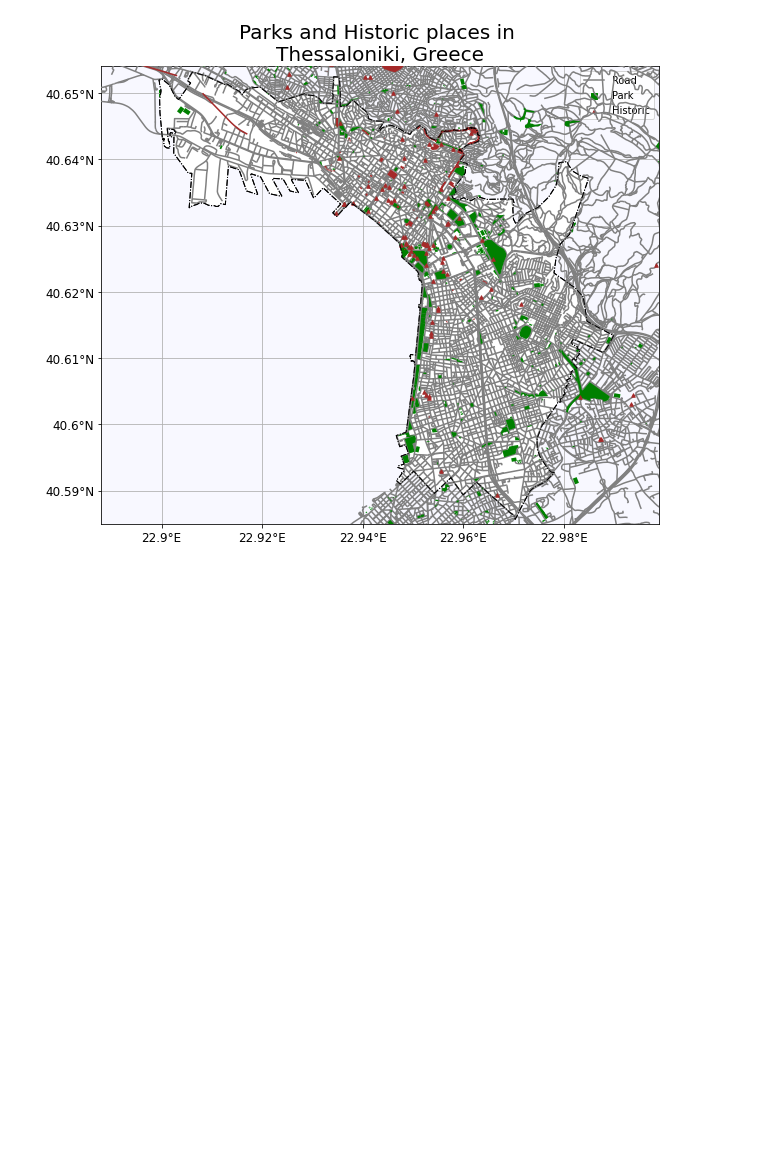
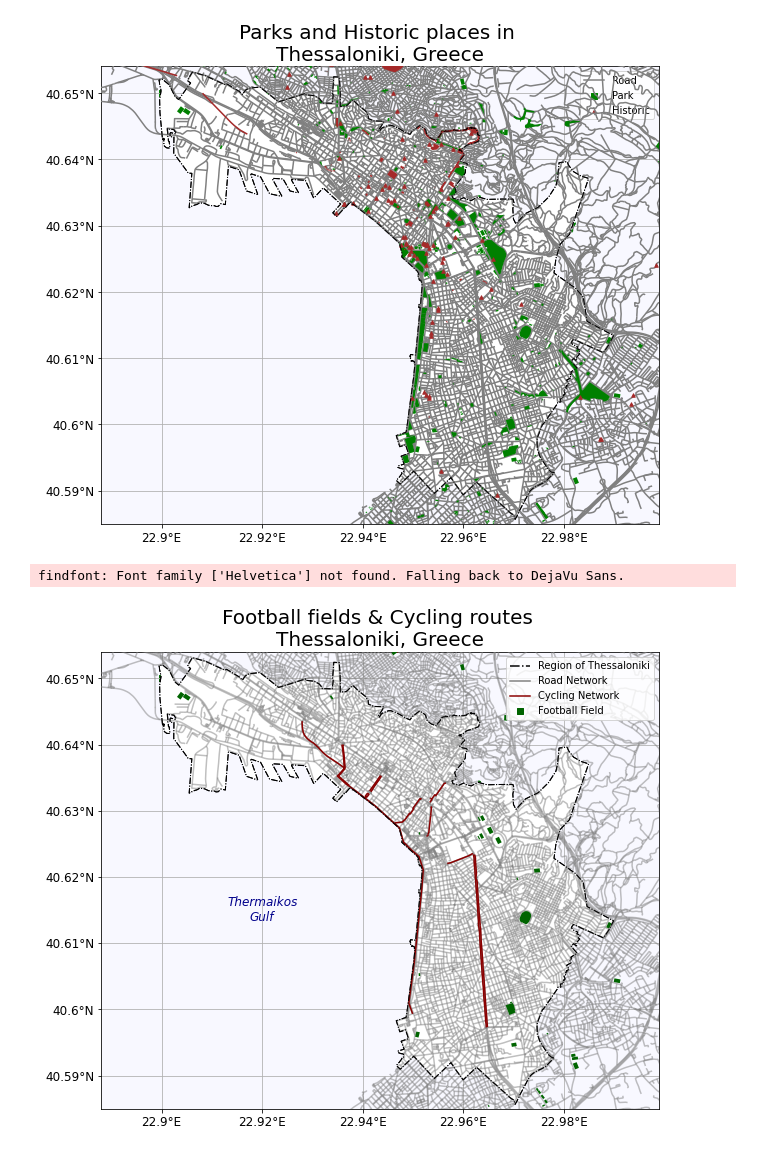
Before and after one commit to touldimos/OSM, a Jupyter notebook: Maps_OSM_Thessaloniki.ipynb, the cells around one changed output. Saved outputs shown, nothing was run; the diff lists cells and outputs as text; code cells hidden in the pictures; blank space fills up the shorter version.

```diff
--- a/Maps_OSM_Thessaloniki.ipynb
+++ b/Maps_OSM_Thessaloniki.ipynb
@@ -354,3 +489,65 @@ plt.title('Parks and Historic places in \nThessaloniki, Greece', fontsize = 20,
 plt.savefig('link.jpg')
 # %% [output]
 [figure]
+# %%
+place_name = "Περιφερειακή Ενότητα Θεσσαλονίκης"
+crs = fiona.crs.from_epsg(2100)
+hiking = ox.geometries.geometries_from_place(place_name,  tags = {"highway":True})
+football = ox.geometries.geometries_from_place(place_name,  tags = {"leisure":True})
+# building = ox.geometries.geometries_from_place(place_name,  tags = {"building":True})
+thess = gpd.read_file('thess.json')
+thess2 = gpd.GeoDataFrame(thess, geometry = 'geometry', crs=crs)
+# geo_build = gpd.GeoDataFrame(building, geometry = 'geometry', crs=crs)
+# geo_build = geo_build[geo_build['geometry'].type != 'Point']
+
+geo_road = gpd.GeoDataFrame(hiking, geometry = 'geometry', crs=crs)
+geo_road2 = geo_road[geo_road['geometry'].type != 'Point']
+# geo_road = geo_road[geo_road['highway'].str.contains('primary|secondary|residential|pedestrian|service', na=False)]
+geo_cycl = geo_road[geo_road['highway'].str.contains('cycleway', na=False)]
+
+
+# geo_hiking = gpd.GeoDataFrame(hiking, geometry = 'geometry', crs=crs)
+# geo_hiking = geo_hiking[['highway', 'geometry']]
+# geo_hiking2 = geo_hiking[geo_hiking['highway'].str.contains('footway|path', na=False)]
+
+football2 = gpd.GeoDataFrame(football, geometry = 'geometry', crs=crs)
+football2 = football2[['leisure','name', 'sport', 'geometry']]
+football2 = football2[football2['geometry'].type == 'Polygon']
+football2 = football2[football2['sport'].str.contains('soccer|stadium|pitch|stadium', na=False)]
+
+hfont = {'fontname':'Helvetica'}
+
+formatterY = FuncFormatter(lambda y, pos: u'{0:2g}\N{DEGREE SIGN}N'.format(y))
+formatterX = FuncFormatter(lambda x, pos: u'{0:2g}\N{DEGREE SIGN}E'.format(x))
+
+fig, ax = plt.subplots(figsize = (10, 10))
+ax.grid()
+ax.scatter(22.9, 40.65, color = 'darkgreen', marker = 's', label = 'Football Field')
+ax.plot(22.9, 40.65, color = 'black', ls = '-.', label = 'Region of Thessaloniki')
+ax.plot(22.9, 40.65, color = 'gray', label = 'Road Network')
+ax.plot(22.9, 40.65, color = 'darkred', label = 'Cycling Network')
+ax.text(22.92, 40.615, 'Thermaikos\nGulf', style='italic', fontsize = 12, color = 'darkblue', ha='center', va='center')
+plt.legend().set_zorder(99)
+
+thess2.plot(ax=ax, color = "white", edgecolor = 'black', ls = '-.', zorder = 8)
+thess2.plot(ax=ax, color = "none", edgecolor = 'black', ls = '-.', zorder = 12)
+football2.plot(ax=ax, facecolor='darkgreen', zorder = 11)
+geo_road2.plot(ax=ax, color = "grey", edgecolor='grey', alpha = 0.5, zorder = 9)
+geo_cycl.plot(ax=ax, color = 'darkred', zorder = 9)
+# geo_build.plot(ax=ax, facecolor='#b8baba', zorder = 10)
+
+ax.yaxis.set_major_formatter(formatterY)
+ax.xaxis.set_major_formatter(formatterX)
+ax.tick_params(axis='both', which='major', labelsize=12)
+ax.tick_params(axis='both', which='minor', labelsize=12)
+ax.set_facecolor("ghostwhite")
+
+# ax.set_xlim(22.88, 23)
+# ax.set_ylim(40.57, 40.69)
+ax.set_xlim(22.888, 22.999)
+ax.set_ylim(40.585, 40.654)
+plt.title('Football fields & Cycling routes \nThessaloniki, Greece', fontsize = 20, **hfont)
+plt.savefig('link2.jpg', format='jpg', dpi=600)
+# %% [output]
+findfont: Font family ['Helvetica'] not found. Falling back to DejaVu Sans.
+[figure, added]
```
Also changed, not shown: parts of 8 cells of this notebook.
